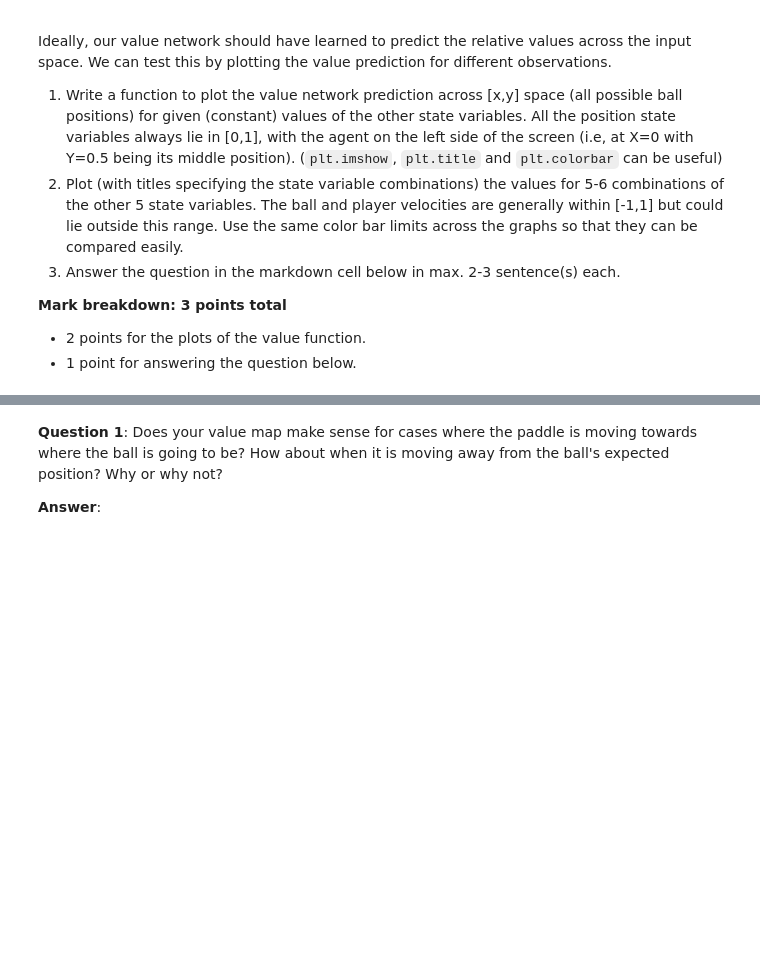
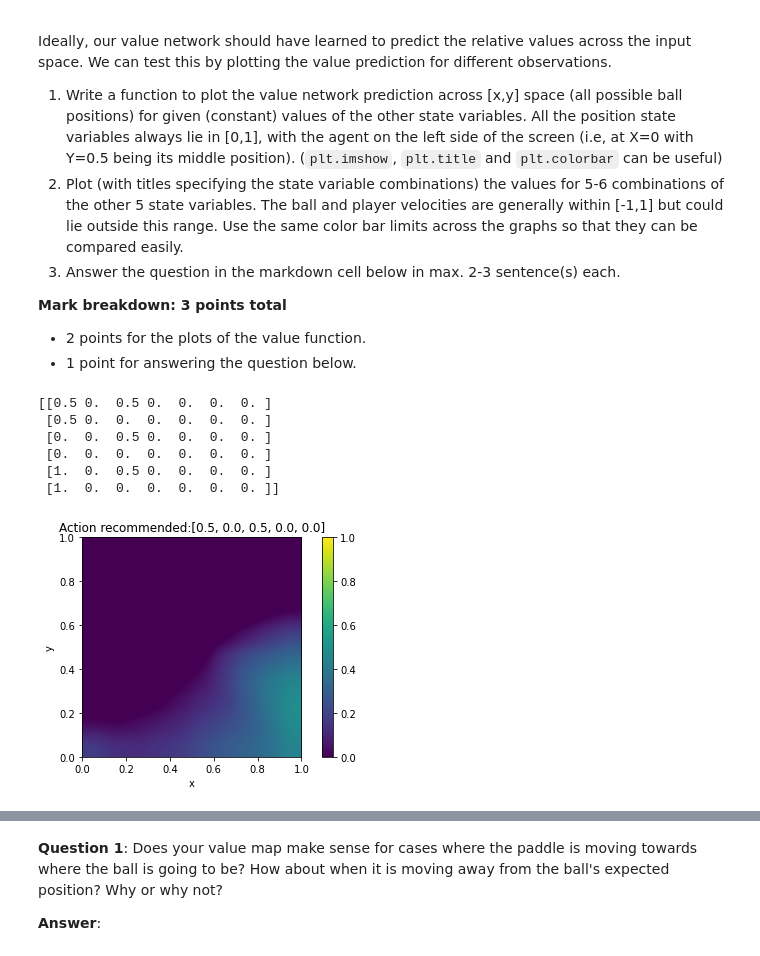
Before and after one commit to YitingZhang1997/ANN_2020_Pong, a Jupyter notebook: miniproject_rl.ipynb, the cells around one changed output, grey strips where cells are left out. Cells and saved outputs as stored; diff of their text form; code cells hidden in the pictures; blank space fills up the shorter version.

```diff
--- a/miniproject_rl.ipynb
+++ b/miniproject_rl.ipynb
@@ -806,5 +761,15 @@ def val_plot(state, fig, ax):
 # %%
 states = get_states()
-fig, axs = plt.subplots(1, 1,figsize=(20,20))
-val_plot(states[0],axs,fig)
+print(states)
+
+fig, ax = plt.subplots()
+val_plot(states[0],fig, ax)
+# %% [output]
+[[0.5 0.  0.5 0.  0.  0.  0. ]
+ [0.5 0.  0.  0.  0.  0.  0. ]
+ [0.  0.  0.5 0.  0.  0.  0. ]
+ [0.  0.  0.  0.  0.  0.  0. ]
+ [1.  0.  0.5 0.  0.  0.  0. ]
+ [1.  0.  0.  0.  0.  0.  0. ]]
+[figure, added]
 # %%
```
Also changed, not shown: parts of 9 cells of this notebook, 9 other files.
